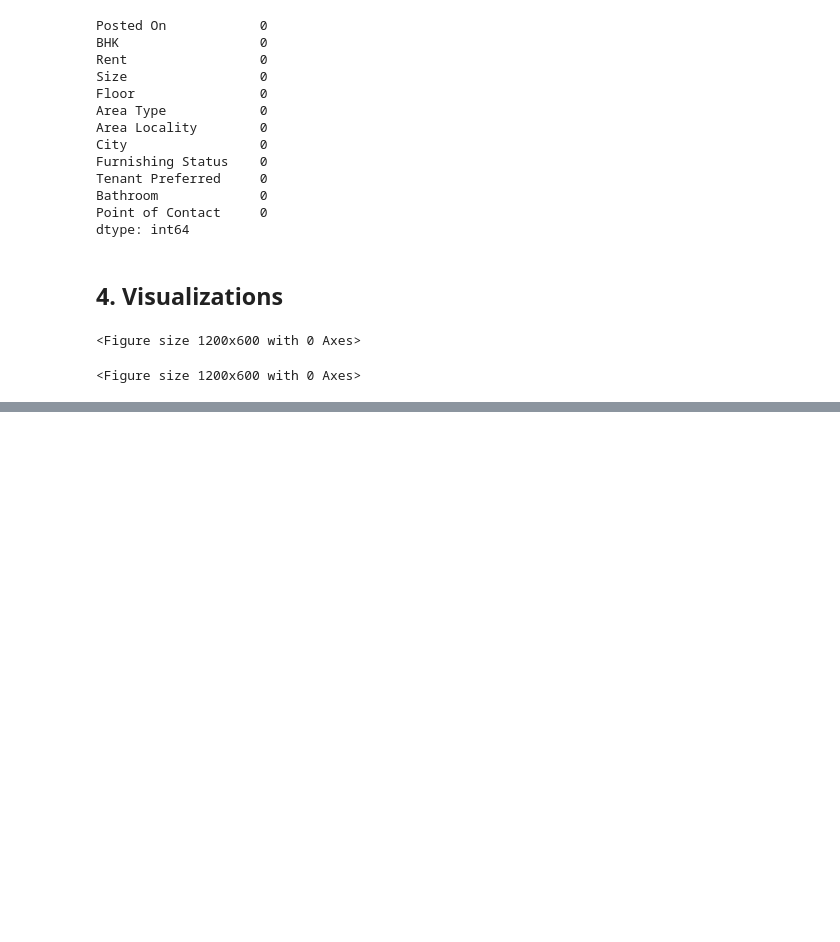
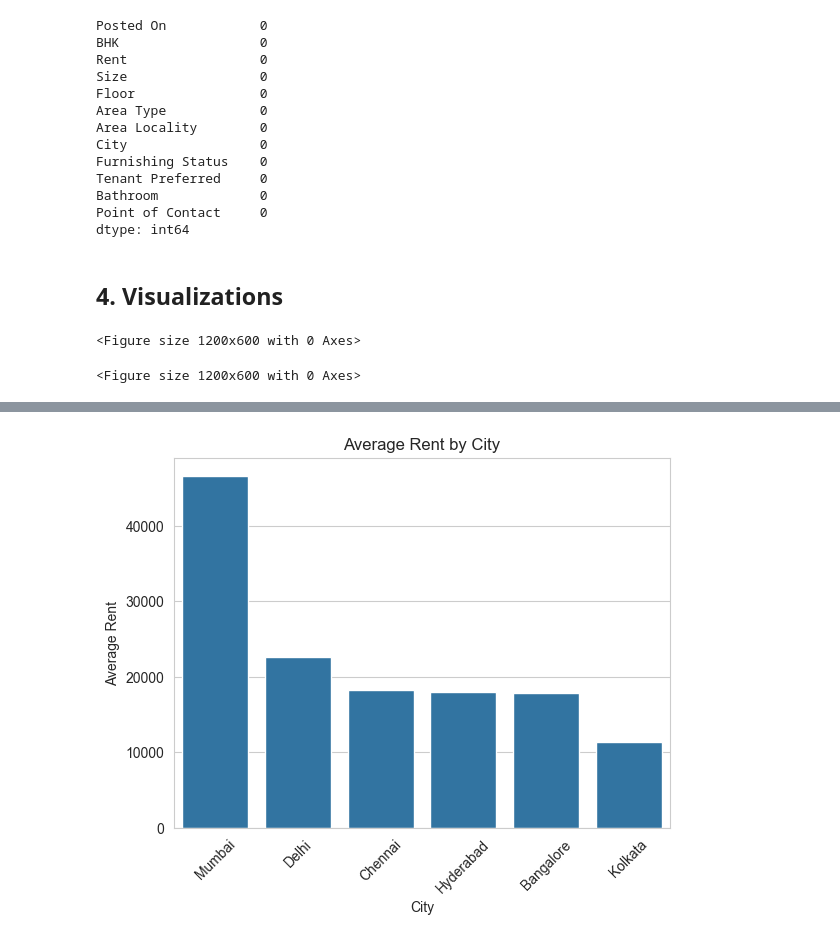
Before and after one commit to ys09123/smart-rent-advisor, a Jupyter notebook: notebooks/eda_modeling.ipynb, the cells around one changed output, grey strips where cells are left out. Drawn from its saved outputs; the diff is of its cells as text; code cells hidden in the pictures; blank space fills up the shorter version.

```diff
--- a/notebooks/eda_modeling.ipynb
+++ b/notebooks/eda_modeling.ipynb
@@ -153,0 +191,11 @@ dtype('int64')
+# %%
+# b. Average Rent by City
+city_rent = df_cleaned.groupby('City')['Rent'].mean().sort_values(ascending=False)
+sns.barplot(x=city_rent.index, y=city_rent.values)
+plt.title('Average Rent by City')
+plt.xlabel('City')
+plt.ylabel('Average Rent')
+plt.xticks(rotation=45)
+plt.savefig("../plots/average_rent_by_city.png")
+# %% [output]
+[figure, added]
```
Also changed, not shown: parts of 12 cells of this notebook, 4 other files.
